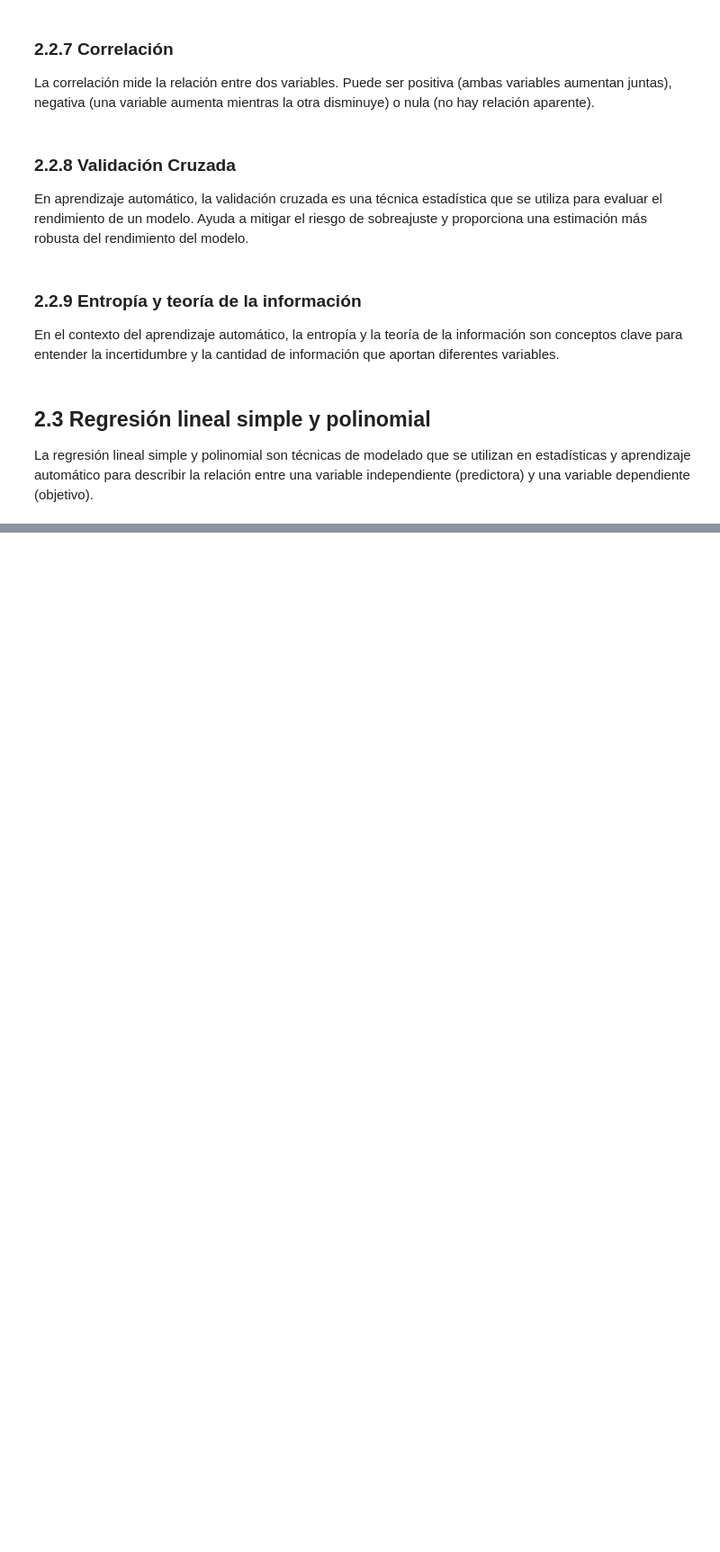
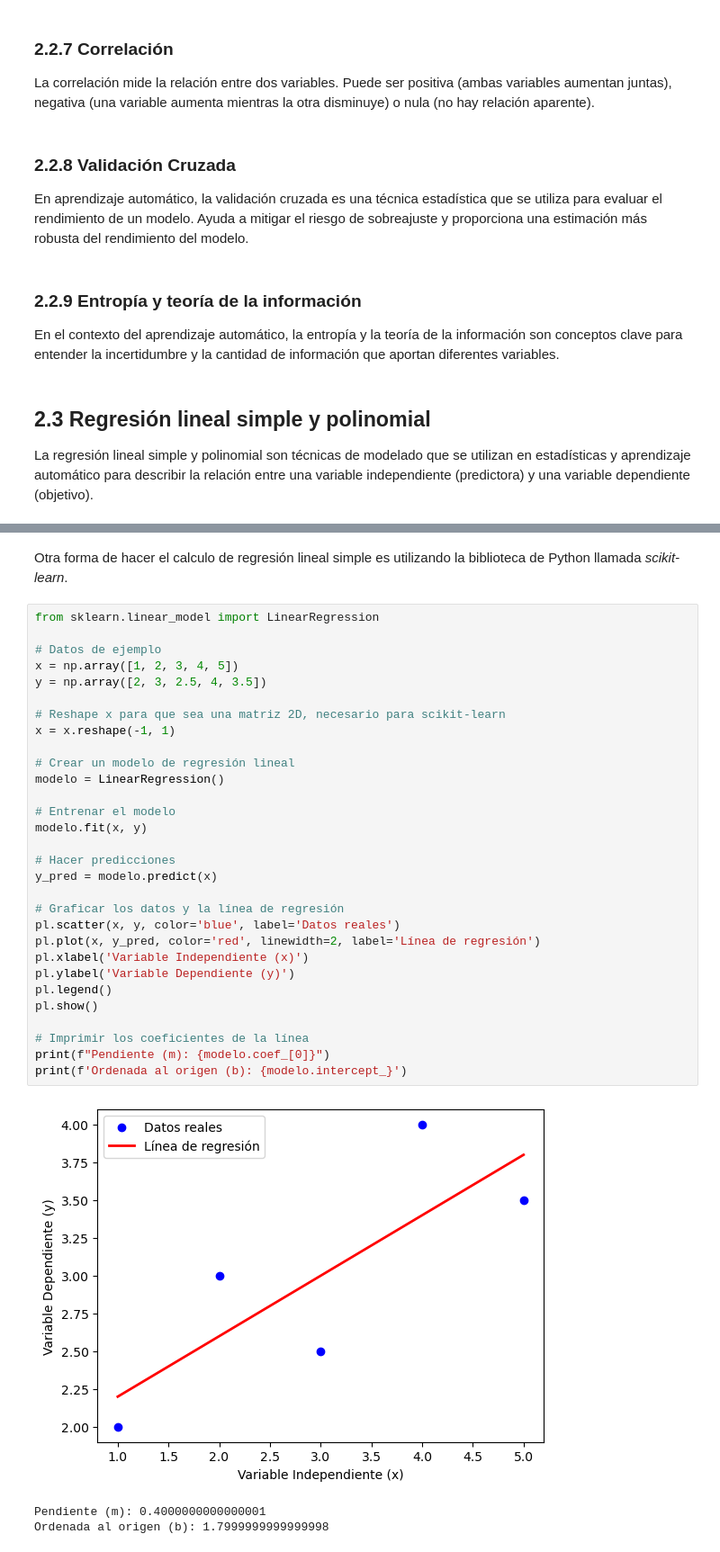
Before and after one commit to jsuarez314/DLPythonFUA_school, a Jupyter notebook: MÓDULO 2 - Matemáticas para IA.ipynb, the cells around one changed output, grey strips where cells are left out. Shown at 90% size. Cells and saved outputs as stored; diff of their text form; blank space fills up the shorter version.

```diff
--- a/MÓDULO 2 - Matemáticas para IA.ipynb
+++ b/MÓDULO 2 - Matemáticas para IA.ipynb
@@ -759,0 +1180,36 @@ Modelado de relaciones lineales simples.
+# %% [markdown]
+Otra forma de hacer el calculo de regresión lineal simple  es utilizando la biblioteca de Python llamada *scikit-learn*.
+# %%
+from sklearn.linear_model import LinearRegression
+
+# Datos de ejemplo
+x = np.array([1, 2, 3, 4, 5])
+y = np.array([2, 3, 2.5, 4, 3.5])
+
+# Reshape x para que sea una matriz 2D, necesario para scikit-learn
+x = x.reshape(-1, 1)
+
+# Crear un modelo de regresión lineal
+modelo = LinearRegression()
+
+# Entrenar el modelo
+modelo.fit(x, y)
+
+# Hacer predicciones
+y_pred = modelo.predict(x)
+
+# Graficar los datos y la línea de regresión
+pl.scatter(x, y, color='blue', label='Datos reales')
+pl.plot(x, y_pred, color='red', linewidth=2, label='Línea de regresión')
+pl.xlabel('Variable Independiente (x)')
+pl.ylabel('Variable Dependiente (y)')
+pl.legend()
+pl.show()
+
+# Imprimir los coeficientes de la línea
+print(f"Pendiente (m): {modelo.coef_[0]}")
+print(f'Ordenada al origen (b): {modelo.intercept_}')
+# %% [output]
+[figure, added]
+Pendiente (m): 0.4000000000000001
+Ordenada al origen (b): 1.7999999999999998
```
Also changed, not shown: parts of 43 cells of this notebook.
